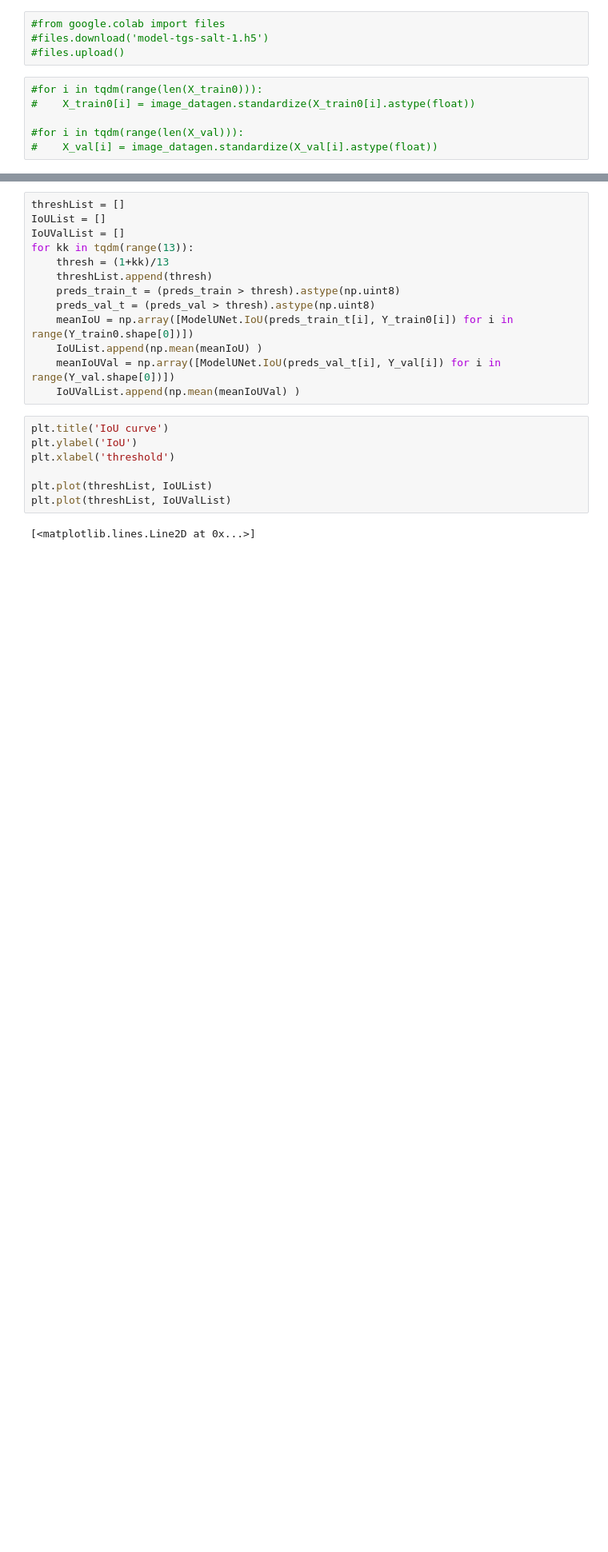
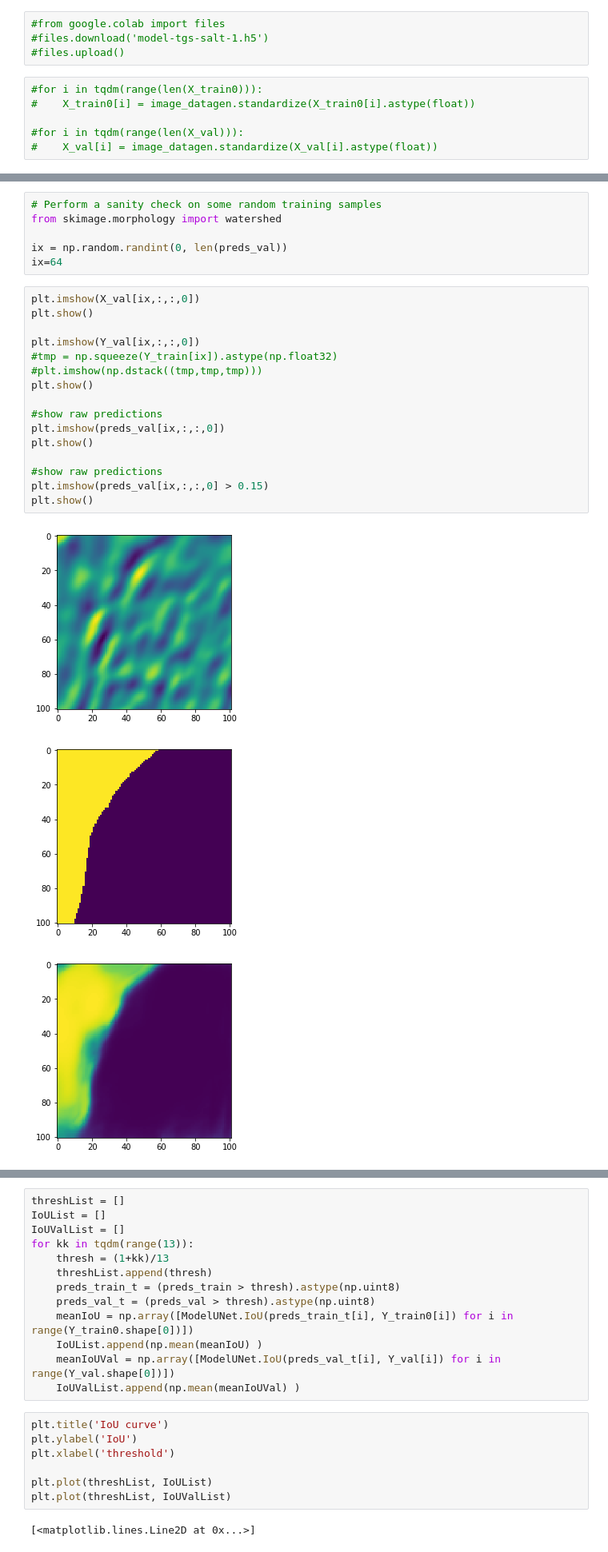
Before and after one commit to douglas125/McLyEdSegmentation, a Jupyter notebook: TGSSeismic.ipynb, the cells around one changed output, grey strips where cells are left out. Shown: that part at 80% size. Saved outputs shown, nothing was run; the diff lists cells and outputs as text; blank space fills up the shorter version.

```diff
--- a/TGSSeismic.ipynb
+++ b/TGSSeismic.ipynb
@@ -436,0 +490,26 @@ preds_val = model.predict([X_val, d_val], verbose=1)
+# %%
+# Perform a sanity check on some random training samples
+from skimage.morphology import watershed
+
+ix = np.random.randint(0, len(preds_val))
+ix=64
+# %%
+plt.imshow(X_val[ix,:,:,0])
+plt.show()
+
+plt.imshow(Y_val[ix,:,:,0])
+#tmp = np.squeeze(Y_train[ix]).astype(np.float32)
+#plt.imshow(np.dstack((tmp,tmp,tmp)))
+plt.show()
+
+#show raw predictions
+plt.imshow(preds_val[ix,:,:,0])
+plt.show()
+
+#show raw predictions
+plt.imshow(preds_val[ix,:,:,0] > 0.15)
+plt.show()
+# %% [output]
+[figure, added]
+[figure, added]
+[figure, added]
```
Also changed, not shown: parts of 30 cells of this notebook, 2 other files.
